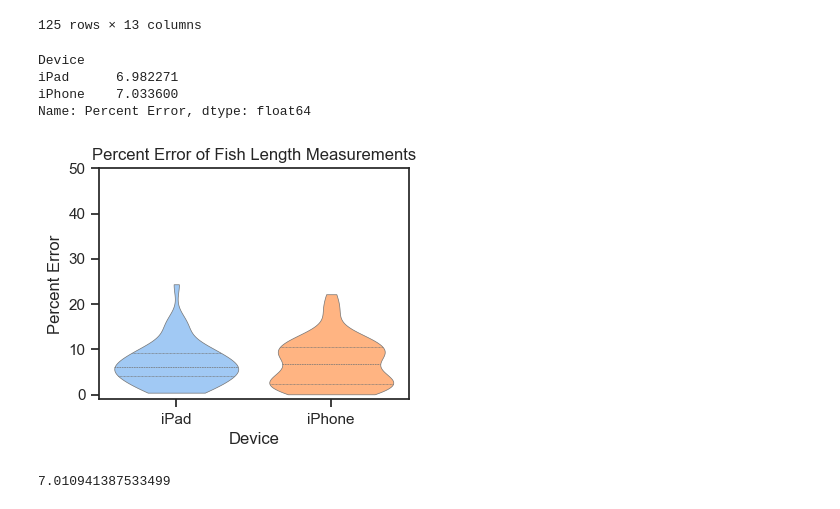
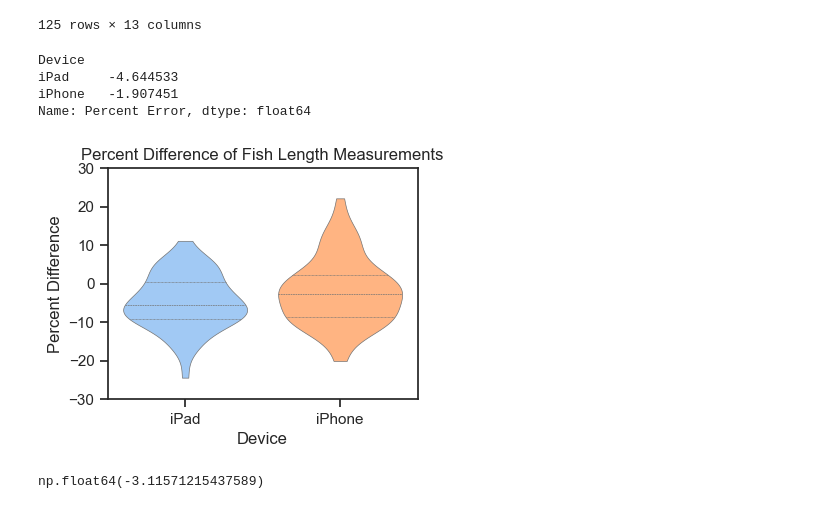
Before and after one commit to UCSD-E4E/fishsense-mobile-oceans-2025, a Jupyter notebook: scripts/02_plotting.ipynb, the cells around one changed output. Saved outputs shown, nothing was run; the diff lists cells and outputs as text; code cells hidden in the pictures.

```diff
--- a/scripts/02_plotting.ipynb
+++ b/scripts/02_plotting.ipynb
@@ -104,7 +104,7 @@ ccfrp_df = pd.read_csv('/Users/anu/Documents/e4e/2025-07-21_fishsense-mobile-dat
 
 ccfrp_df = rock_fish_adjustment(ccfrp_df)
 
-ccfrp_df['Residual'] = abs(ccfrp_df['GT Fork Length'] - ccfrp_df['Predicted Length'])
+ccfrp_df['Residual'] = (ccfrp_df['GT Fork Length'] - ccfrp_df['Predicted Length'])
 ccfrp_df['Percent Error'] = (ccfrp_df['Residual'] / ccfrp_df['GT Fork Length']) * 100
 # %% [markdown]
 ### Theo's plot ideas
@@ -317,27 +334,27 @@ plot_df
 # %%
 # violin plot for different devices only fsm
 
 
 fig, ax = plt.subplots()
 ax.tick_params(bottom=True, left=True)
 sns.violinplot(data=plot_df, y='Percent Error', x='Device', hue='Device', cut=0, linewidth=.5,                # thinner lines like Matplotlib
     inner='quartile',                 # remove inner box/points if not needed
     palette="pastel",           # use a Matplotlib-like pastel palette
     saturation=1)
-plt.ylabel('Percent Error')
-plt.title('Percent Error of Fish Length Measurements')
-plt.ylim(-1, 50)
+plt.ylabel('Percent Difference')
+plt.title('Percent Difference of Fish Length Measurements')
+plt.ylim(-30, 30)
 
 plt.savefig('/Users/anu/Documents/e4e/2025-07-21_fishsense-mobile-data-processing/plots/device_error.pdf')
 
 plot_df.groupby('Device')['Percent Error'].mean()
 # %% [output]
 Device
-iPad      6.982271
-iPhone    7.033600
+iPad     -4.644533
+iPhone   -1.907451
 Name: Percent Error, dtype: float64
-[figure, old version]
+[figure, new version]
 # %%
 nanmean(plot_df['Percent Error'])
 # %% [output]
-7.010941387533499
+np.float64(-3.11571215437589)
```
Also changed, not shown: parts of 11 cells of this notebook, 11 other files.
